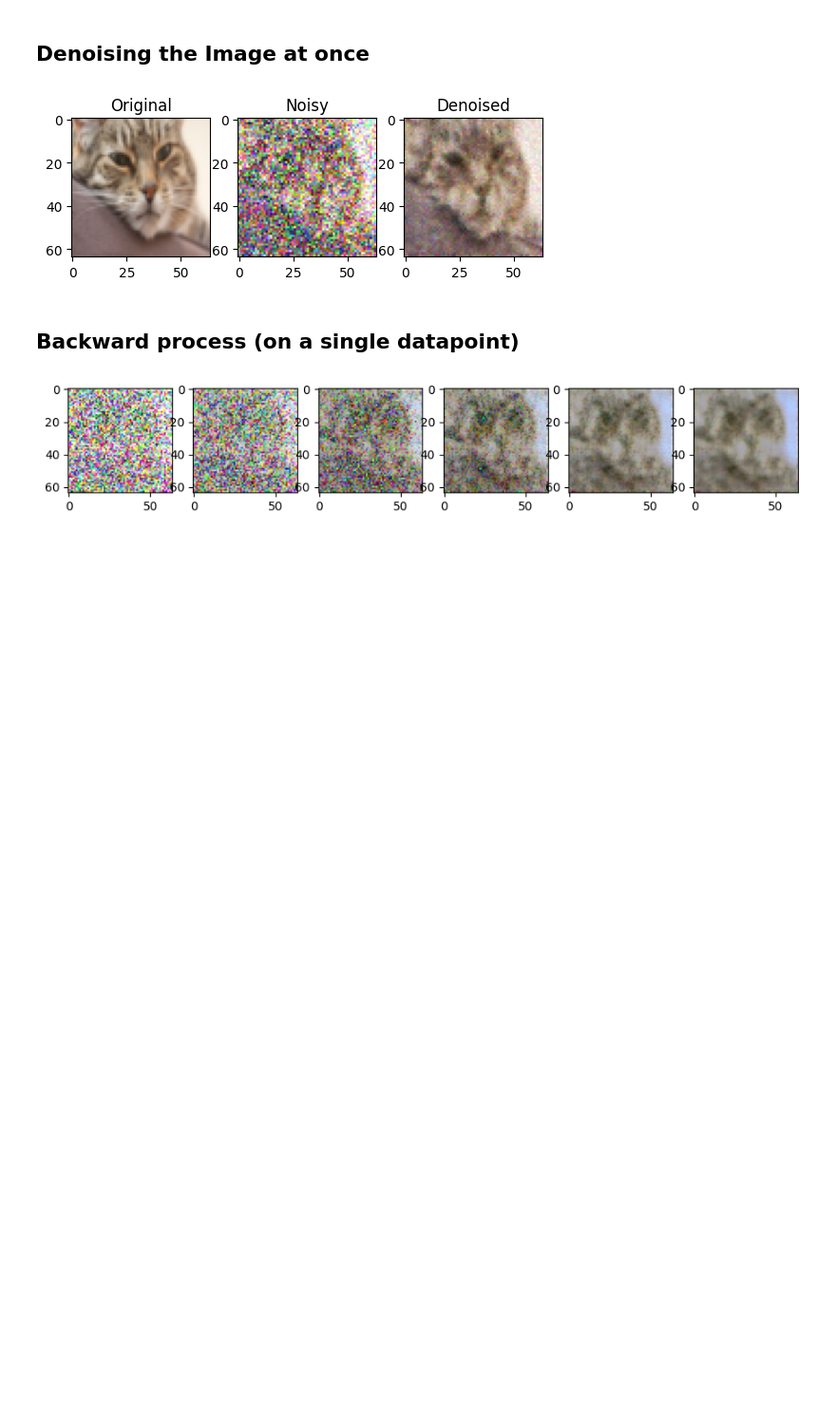
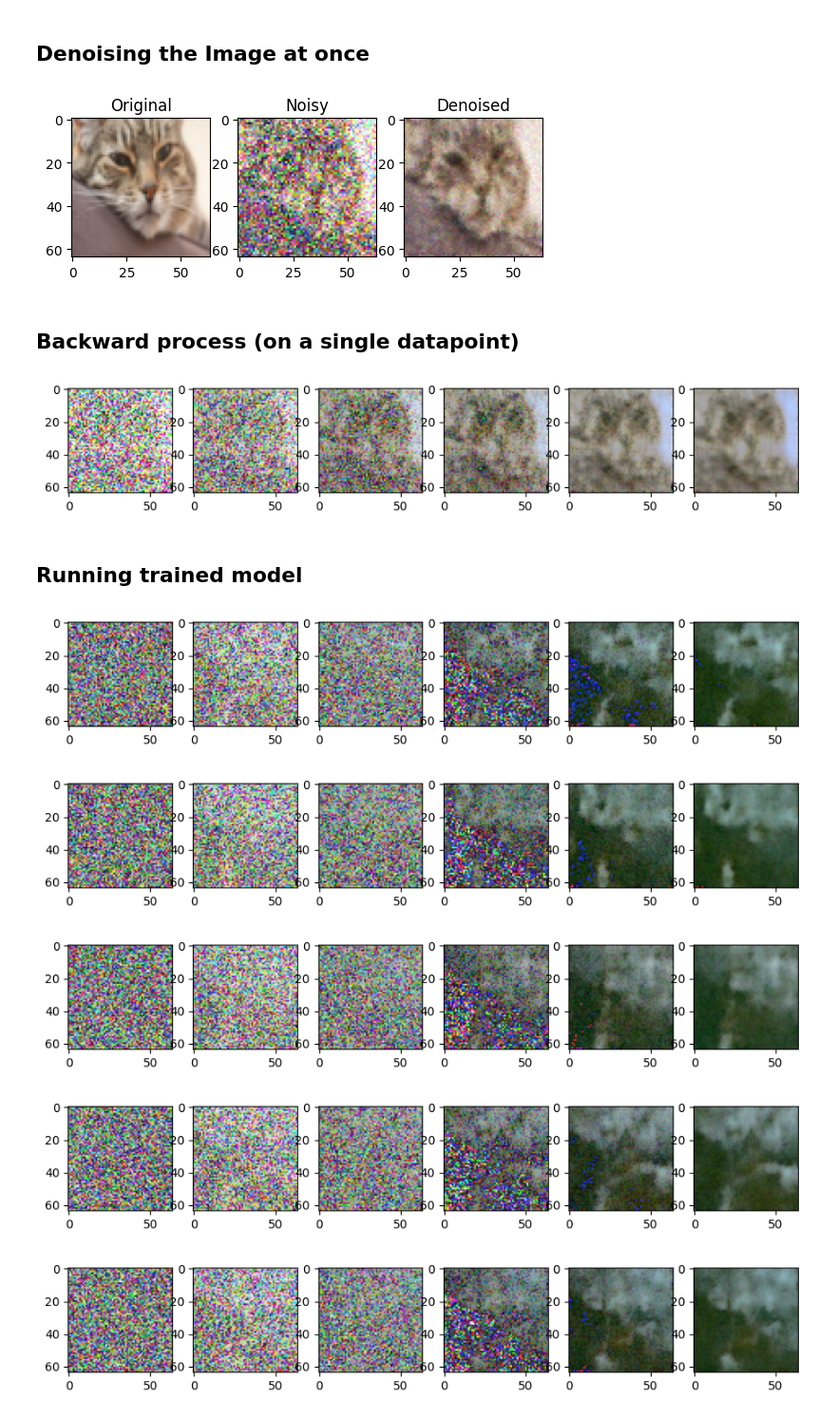
Before and after one commit to Null-byte-00/Catfusion, a Jupyter notebook: catfusion.ipynb, the cells around one changed output. Shown at 95% size. Drawn from its saved outputs; the diff is of its cells as text; code cells hidden in the pictures; blank space fills up the shorter version.

```diff
--- a/catfusion.ipynb
+++ b/catfusion.ipynb
@@ -67,3 +67,21 @@ from test_final import test_model
 test_model(verbose=False)
 # %% [output]
 [figure]
+# %% [markdown]
+## Running trained model
+# %%
+from model import DiffusionModel
+import torch
+from train import test_model
+
+model = DiffusionModel(lr=0.01).to("cuda")
+model.load("models/model_1_100.pth")
+dataset = torch.load('datasets/cats.pth')
+for i in range(5):
+    test_model(model, dataset, 100, device="cuda", beta=0.025)
+# %% [output]
+[figure, added]
+[figure, added]
+[figure, added]
+[figure, added]
+[figure, added]
```
Also changed, not shown: parts of 1 cell of this notebook, 4 other files.
